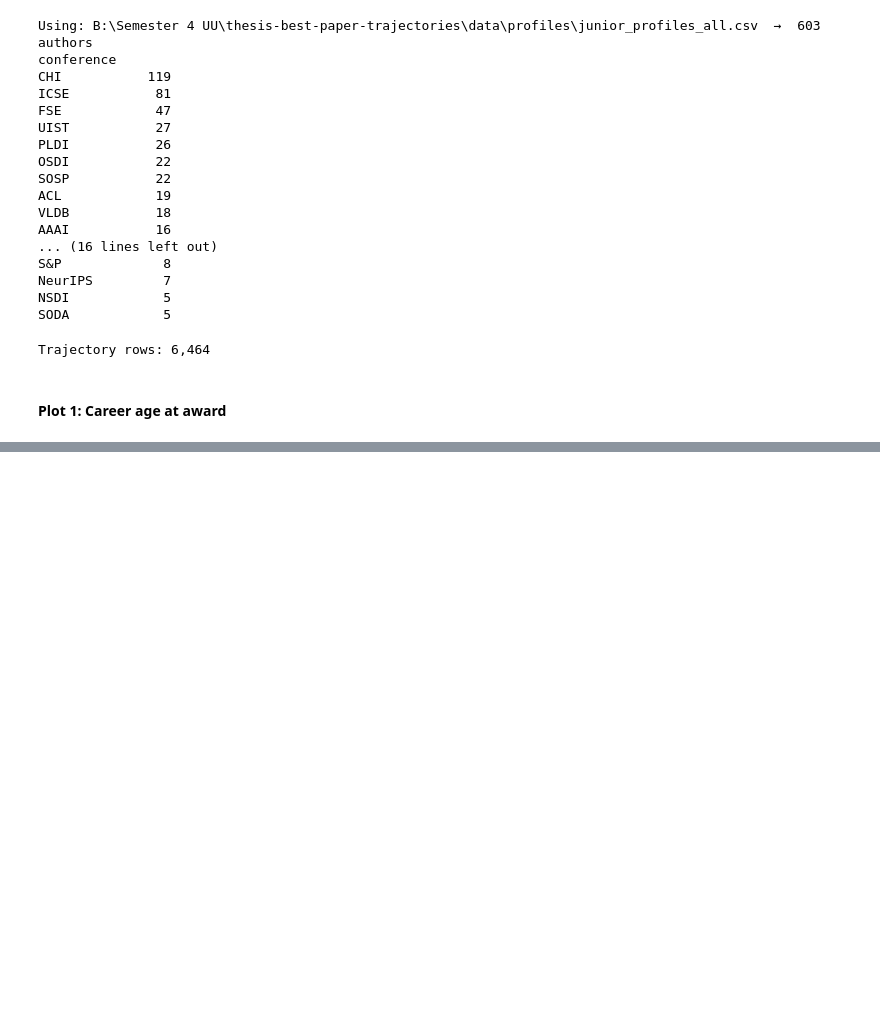
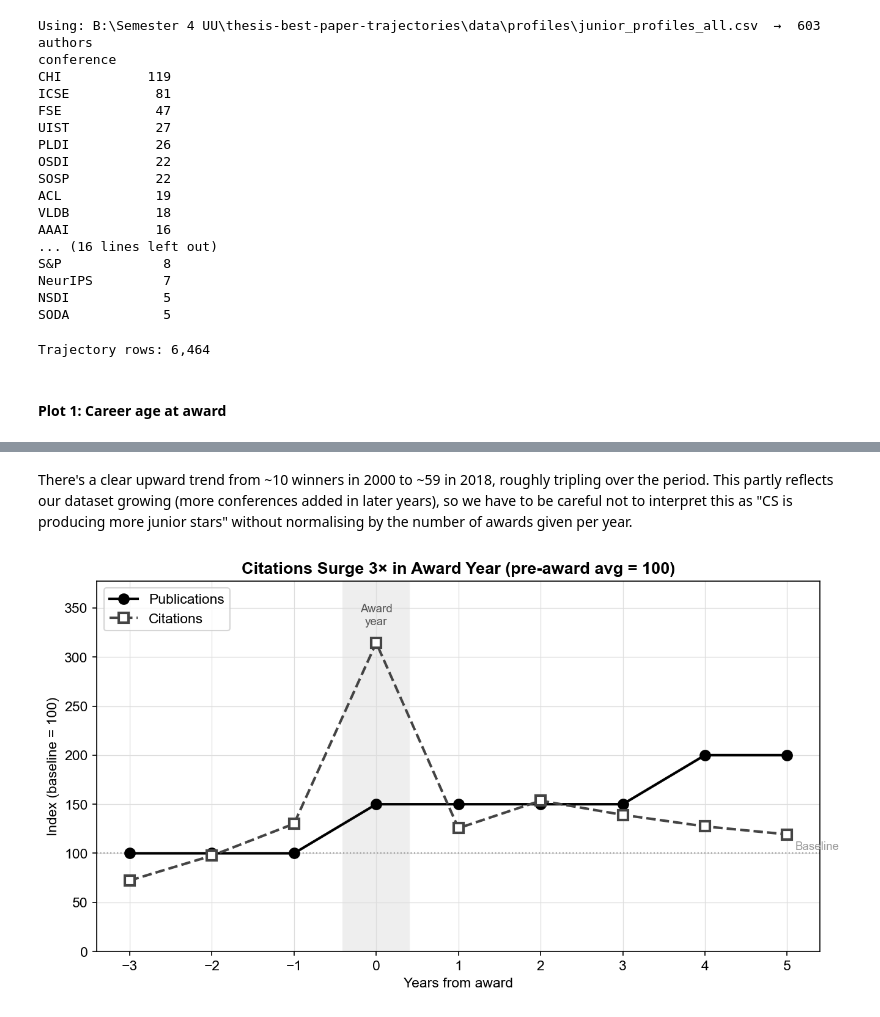
Before and after one commit to AppleShay/thesis-best-paper-trajectories, a Jupyter notebook: notebooks/07_junior_eda.ipynb, the cells around one changed output, grey strips where cells are left out. Cells and saved outputs as stored; diff of their text form; code cells hidden in the pictures; blank space fills up the shorter version.

```diff
--- a/notebooks/07_junior_eda.ipynb
+++ b/notebooks/07_junior_eda.ipynb
@@ -120,0 +149,44 @@ which can be installed using pip:
+# %% [markdown]
+There's a clear upward trend from ~10 winners in 2000 to ~59 in 2018, roughly tripling over the period. This partly reflects our dataset growing (more conferences added in later years), so we have to be careful not to interpret this as "CS is producing more junior stars" without normalising by the number of awards given per year.
+# %%
+window = rel_df[rel_df['rel_year'].between(-3, 5)]
+traj = window.groupby('rel_year').agg(
+    mw=('works','median'), mc=('citations','median')
+).reset_index()
+
+base_w = traj[traj['rel_year'] < 0]['mw'].mean()
+base_c = traj[traj['rel_year'] < 0]['mc'].mean()
+traj['nw'] = (traj['mw'] / base_w * 100).clip(lower=0)
+traj['nc'] = (traj['mc'] / base_c * 100).clip(lower=0)
+
+fig, ax = plt.subplots(figsize=(9, 5))
+
+# Baseline
+ax.axhline(100, color='#999', linewidth=1, linestyle=':', zorder=1)
+ax.text(5.1, 101, 'Baseline', color='#999', fontsize=9, va='bottom')
+
+# Award year shading
+ax.axvspan(-0.4, 0.4, color='#eeeeee', zorder=0, label='_nolegend_')
+ax.text(0, traj['nc'].max() * 1.05, 'Award\nyear',
+        ha='center', va='bottom', fontsize=9, color='#555')
+
+# Lines
+ax.plot(traj['rel_year'], traj['nw'], color='black', linewidth=2,
+        linestyle='-', marker='o', markersize=8, label='Publications')
+ax.plot(traj['rel_year'], traj['nc'], color='#444', linewidth=2,
+        linestyle='--', marker='s', markersize=8,
+        markerfacecolor='white', markeredgecolor='#444', markeredgewidth=2,
+        label='Citations')
+
+ax.set_title('Citations Surge 3× in Award Year (pre-award avg = 100)')
+ax.set_xlabel('Years from award')
+ax.set_ylabel('Index (baseline = 100)')
+ax.set_xticks(range(-3, 6))
+ax.set_ylim(0, traj['nc'].max() * 1.2)
+ax.legend(loc='upper left')
+ax.yaxis.grid(True); ax.set_axisbelow(True)
+plt.tight_layout()
+plt.savefig('B:\\Semester 4 UU\\thesis-best-paper-trajectories\\data\\figures\\03_trajectory.png', bbox_inches='tight')
+plt.show()
+# %% [output]
+[figure, added]
```
Also changed, not shown: parts of 10 cells of this notebook, 15 other files.
